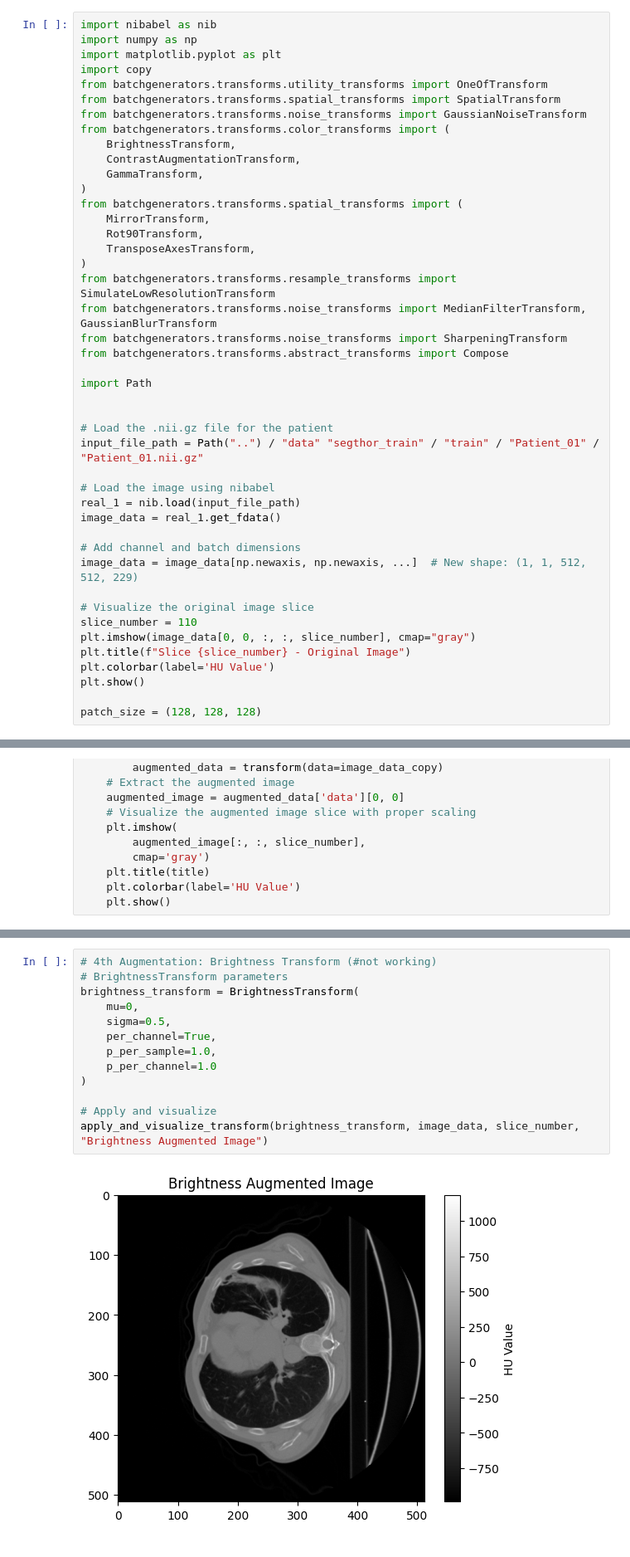
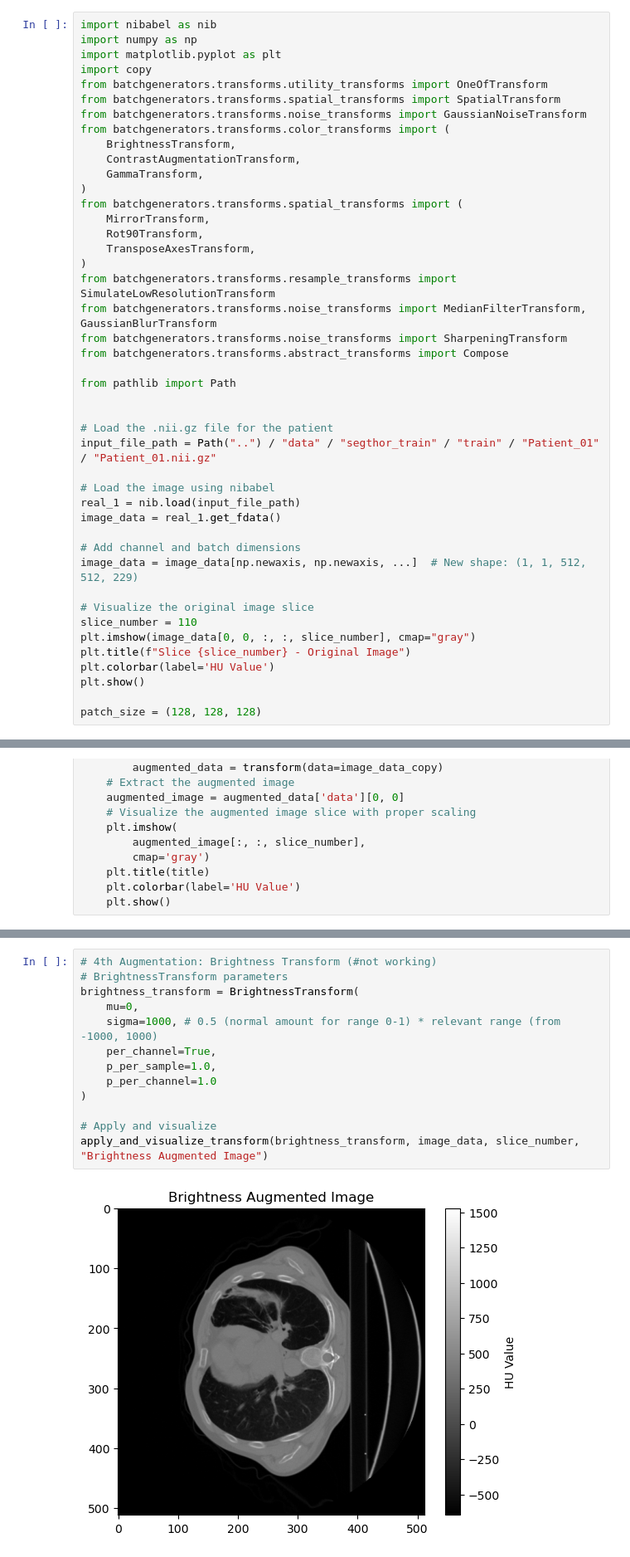
Before and after one commit to JoostvOphem/ai4mi_project, a Jupyter notebook: notebooks/data_augmentation_all.ipynb, the cells around one changed output, grey strips where cells are left out. Shown at 83% size. Drawn from its saved outputs; the diff is of its cells as text.

Commit message:
updated Path and brightness

```diff
--- a/notebooks/data_augmentation_all.ipynb
+++ b/notebooks/data_augmentation_all.ipynb
@@ -21,11 +21,11 @@ from batchgenerators.transforms.noise_transforms import MedianFilterTransform, G
 from batchgenerators.transforms.noise_transforms import SharpeningTransform
 from batchgenerators.transforms.abstract_transforms import Compose
 
-import Path
+from pathlib import Path
 
 
 # Load the .nii.gz file for the patient
-input_file_path = Path("..") / "data" "segthor_train" / "train" / "Patient_01" / "Patient_01.nii.gz"
+input_file_path = Path("..") / "data" / "segthor_train" / "train" / "Patient_01" / "Patient_01.nii.gz"
 
 # Load the image using nibabel
 real_1 = nib.load(input_file_path)
@@ -136,18 +136,18 @@ apply_and_visualize_transform(one_of_transform, image_data, slice_number, "Media
 # %%
 # 4th Augmentation: Brightness Transform (#not working)
 # BrightnessTransform parameters
 brightness_transform = BrightnessTransform(
     mu=0,
-    sigma=0.5,
+    sigma=1000, # 0.5 (normal amount for range 0-1) * relevant range (from -1000, 1000)
     per_channel=True,
     p_per_sample=1.0,
     p_per_channel=1.0
 )
 
 # Apply and visualize
 apply_and_visualize_transform(brightness_transform, image_data, slice_number, "Brightness Augmented Image")
 # %% [output]
-[figure, old version]
+[figure, new version]
 # %%
 #5th Augmentation: Contrast
 # ContrastAugmentationTransform parameters (preserve_range=True)
```
Also changed, not shown: parts of 6 cells of this notebook.
